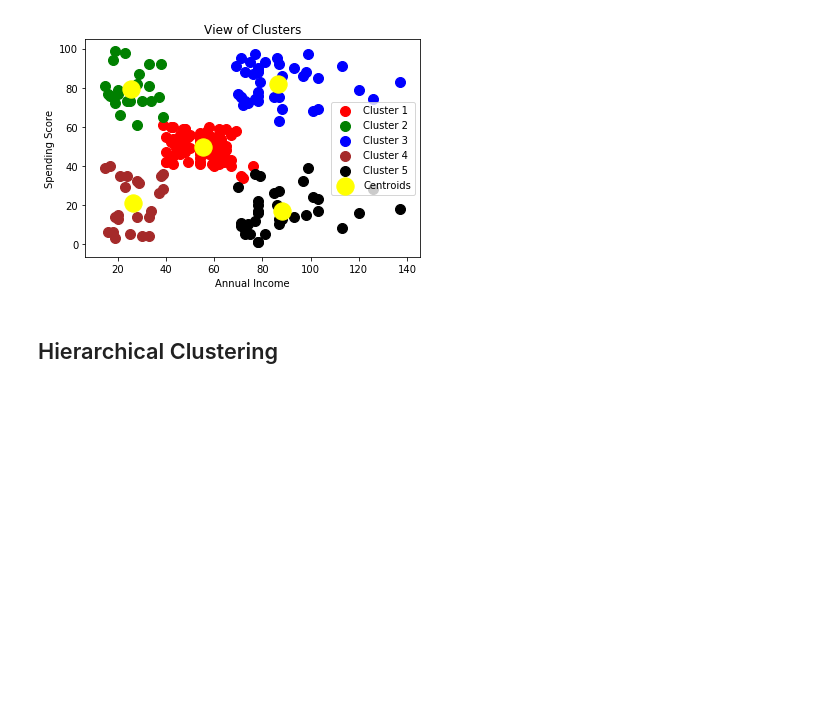
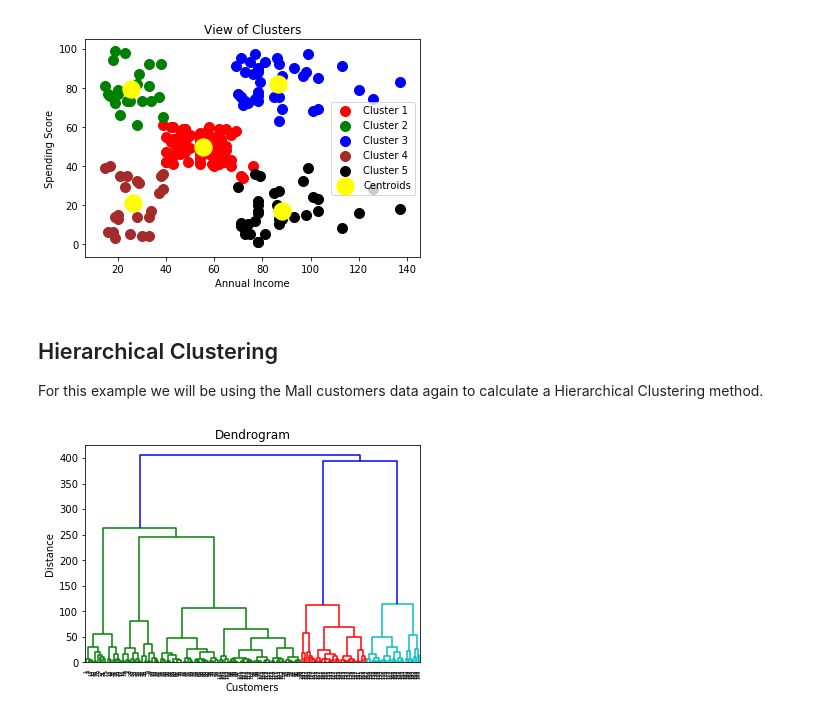
Before and after one commit to Poissonza/Python-Tutorial-Notes, a Jupyter notebook: 2_2 SkLearning Machine Learning.ipynb, the cells around one changed output. Saved outputs shown, nothing was run; the diff lists cells and outputs as text; code cells hidden in the pictures; blank space fills up the shorter version.

```diff
--- a/2_2 SkLearning Machine Learning.ipynb
+++ b/2_2 SkLearning Machine Learning.ipynb
@@ -207,5 +208,17 @@ plt.title("View of Clusters")
 plt.show()
 # %% [output]
 [figure]
-# %% [markdown]
-## Hierarchical Clustering
+# %% [markdown]
+## Hierarchical Clustering
+
+For this example we will be using the Mall customers data again to calculate a Hierarchical Clustering method.
+# %%
+import scipy.cluster.hierarchy as sch
+
+dendrogram = sch.dendrogram(sch.linkage(x,method='ward'))
+plt.title('Dendrogram')
+plt.xlabel('Customers')
+plt.ylabel('Distance')
+plt.show()
+# %% [output]
+[figure, added]
```
Also changed, not shown: parts of 11 cells of this notebook, 3 other files.
